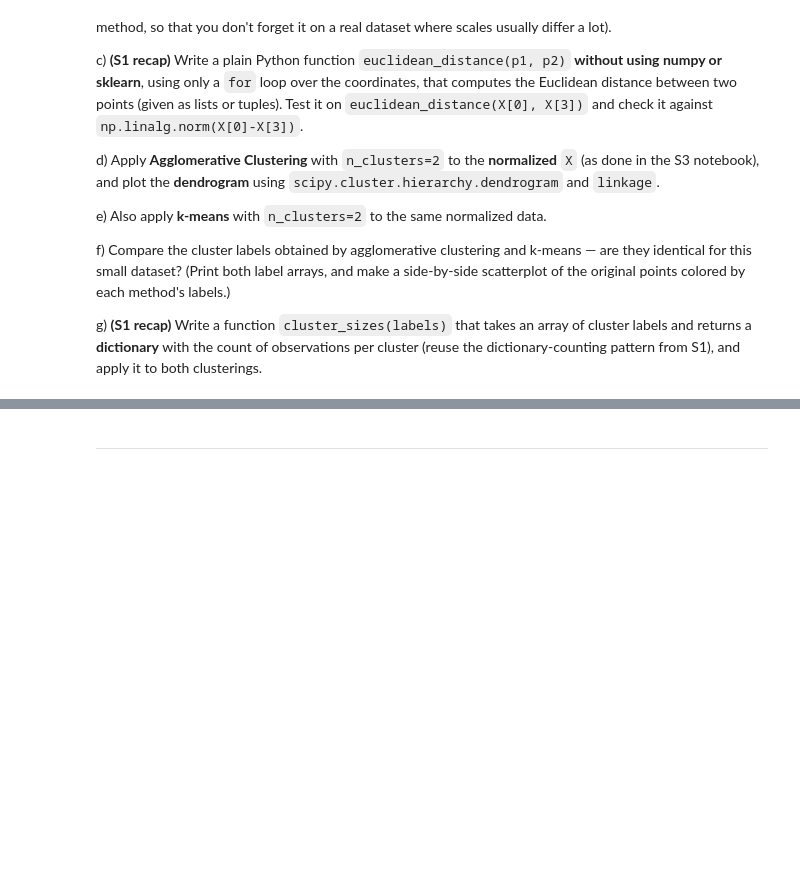
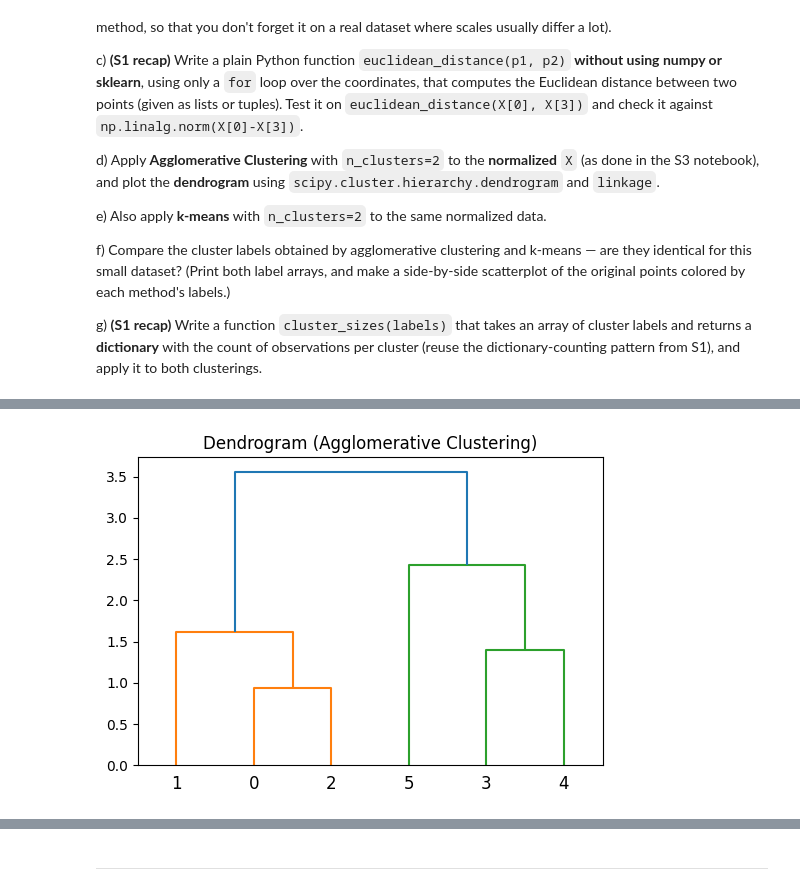
Before and after one commit to serena21ds-lgtm/DATA-ANALYSIS, a Jupyter notebook: S4/S4_FlippedClassroom_Exercises.ipynb, the cells around one changed output, grey strips where cells are left out. Drawn from its saved outputs; the diff is of its cells as text; code cells hidden in the pictures; blank space fills up the shorter version.

```diff
--- a/S4/S4_FlippedClassroom_Exercises.ipynb
+++ b/S4/S4_FlippedClassroom_Exercises.ipynb
@@ -266,6 +266,8 @@ f) Compare the cluster labels obtained by agglomerative clustering and k-means
 g) **(S1 recap)** Write a function `cluster_sizes(labels)` that takes an array of cluster labels and returns a **dictionary** with the count of observations per cluster (reuse the dictionary-counting pattern from S1), and apply it to both clusterings.
 # %%
 import numpy as np
+import pandas as pd
+import seaborn as sns
 from sklearn.cluster import AgglomerativeClustering, KMeans
 from sklearn.preprocessing import StandardScaler
 from scipy.cluster.hierarchy import dendrogram, linkage
@@ -273,15 +275,31 @@ import matplotlib.pyplot as plt
 
 X = np.array([[1, 2], [1, 4], [1, 0], [5, 6], [5, 3], [5, 0]])
 
-# a) YOUR CODE HERE: check for missing values with np.isnan(X).any()
-
+# a) YOUR CODE HERE: check for missing values with np.isnan(X).any() which returns True or False
+print("Are there missing values?", np.isnan(X).any())
 
 # b) YOUR CODE HERE: normalize X with StandardScaler
 X_scaled = None
 
+# Initialize the scaler and normalize the data
+scaler = StandardScaler()
+X_scaled = scaler.fit_transform(X)
+
 # c) YOUR CODE HERE: plain-Python euclidean_distance function using a for loop (no numpy/sklearn)
+
 def euclidean_distance(p1, p2):
-    pass
+
+  # Start with a total sum of 0
+    sum_squared = 0
+
+    # Loop through each coordinate of the points with len(p1)=2 (x and y)
+    for i in range(len(p1)):
+
+        # Subtract the coordinates, square the result, and add to the sum
+        sum_squared += (p1[i] - p2[i]) ** 2
+
+    # Return the square root of the total sum (which is power of 0.5)
+    return sum_squared ** 0.5
 
 # test it
 print(euclidean_distance(X[0], X[3]))
@@ -290,17 +308,63 @@ print(np.linalg.norm(X[0] - X[3]))
 # d) YOUR CODE HERE: agglomerative clustering on X_scaled + dendrogram
 agglo_labels = None
 
+# Apply Agglomerative Clustering asking for 2 clusters
+agglo = AgglomerativeClustering(n_clusters=2)
+agglo_labels = agglo.fit_predict(X_scaled)
+
+# Plot the dendrogram
+plt.figure(figsize=(6, 4))
+
+# Calculate the linkage matrix required for the dendrogram
+Z = linkage(X_scaled, method='ward')
+dendrogram(Z)
+plt.title("Dendrogram (Agglomerative Clustering)")
+plt.show()
 
 # e) YOUR CODE HERE: k-means clustering with n_clusters=2 on X_scaled
 kmeans_labels = None
 
+# Apply KMeans asking for 2 clusters (random_state ensures the same result every time)
+kmeans = KMeans(n_clusters=2, random_state=42)
+kmeans_labels = kmeans.fit_predict(X_scaled)
+
 # f) YOUR CODE HERE: compare both label arrays and make a side-by-side scatterplot
-print(agglo_labels)
-print(kmeans_labels)
+print("\nAgglomerative Labels:", agglo_labels)
+print("K-Means Labels:", kmeans_labels)
+
+# Convert the original array X into a pandas DataFrame (required for Seaborn hue mapping)
+df_X = pd.DataFrame(X, columns=['x', 'y'])
+
+# Add the cluster labels to our DataFrame
+df_X['agglo'] = agglo_labels
+df_X['kmeans'] = kmeans_labels
+
+# Create a wider figure (12, 5) to fit two plots side-by-side comfortably
+fig = plt.figure(figsize=(12, 5))
+
+# Create the left subplot (1 row, 2 columns, position 1)
+plt.subplot(121)
+sns.scatterplot(x='x', y='y', hue='agglo', data=df_X)
+plt.title("Agglomerative Clustering")
+
+# Create the right subplot (1 row, 2 columns, position 2)
+plt.subplot(122)
+sns.scatterplot(x='x', y='y', hue='kmeans', data=df_X)
+plt.title("K-Means Clustering")
+
+plt.show()
 
 # g) YOUR CODE HERE: cluster_sizes function using a dictionary
+
 def cluster_sizes(labels):
-    pass
+    sizes = {}
+    for label in labels:
+        if label in sizes:
+            sizes[label] += 1
+        else:
+            sizes[label] = 1
+    return sizes
 
-print(cluster_sizes(agglo_labels))
-print(cluster_sizes(kmeans_labels))
+print("\nAgglomerative cluster sizes:", cluster_sizes(agglo_labels))
+print("K-Means cluster sizes:", cluster_sizes(kmeans_labels))
+# %% [output]
@@ -306,0 +374 @@ print(cluster_sizes(kmeans_labels))
+[figure, added]
```
Also changed, not shown: parts of 2 cells of this notebook.
